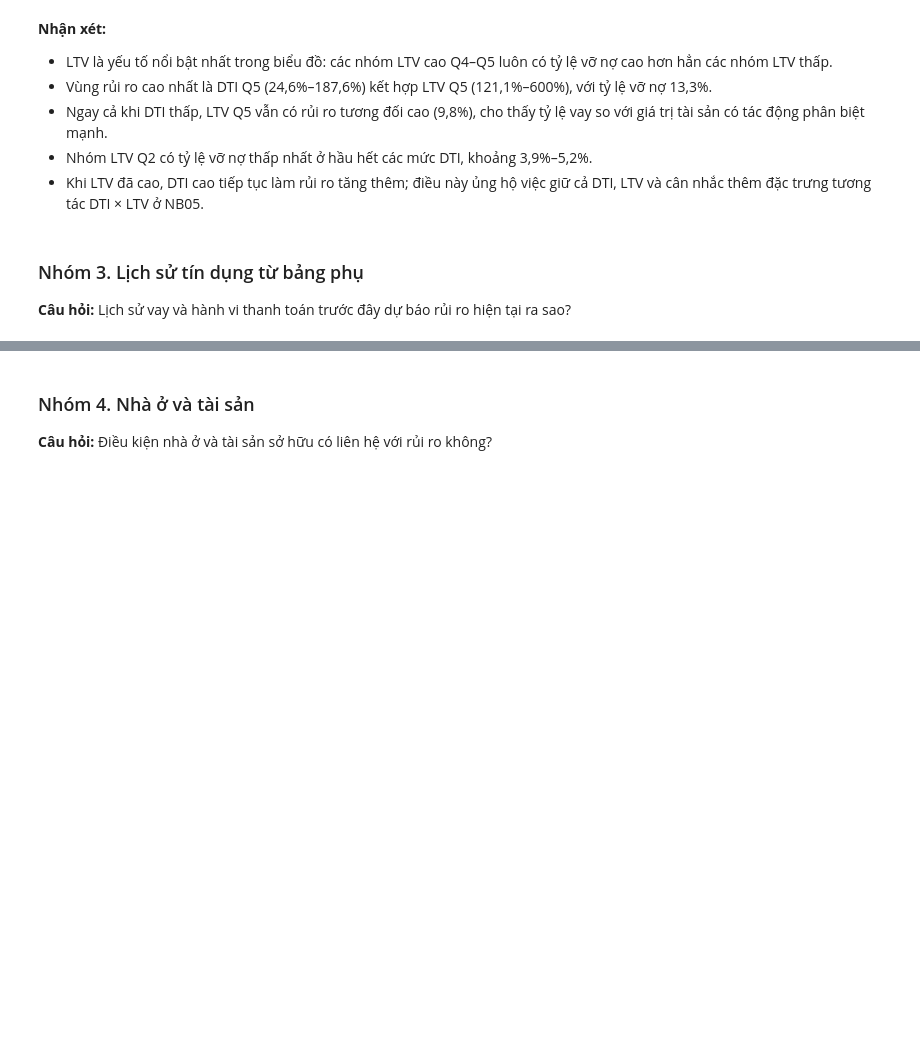
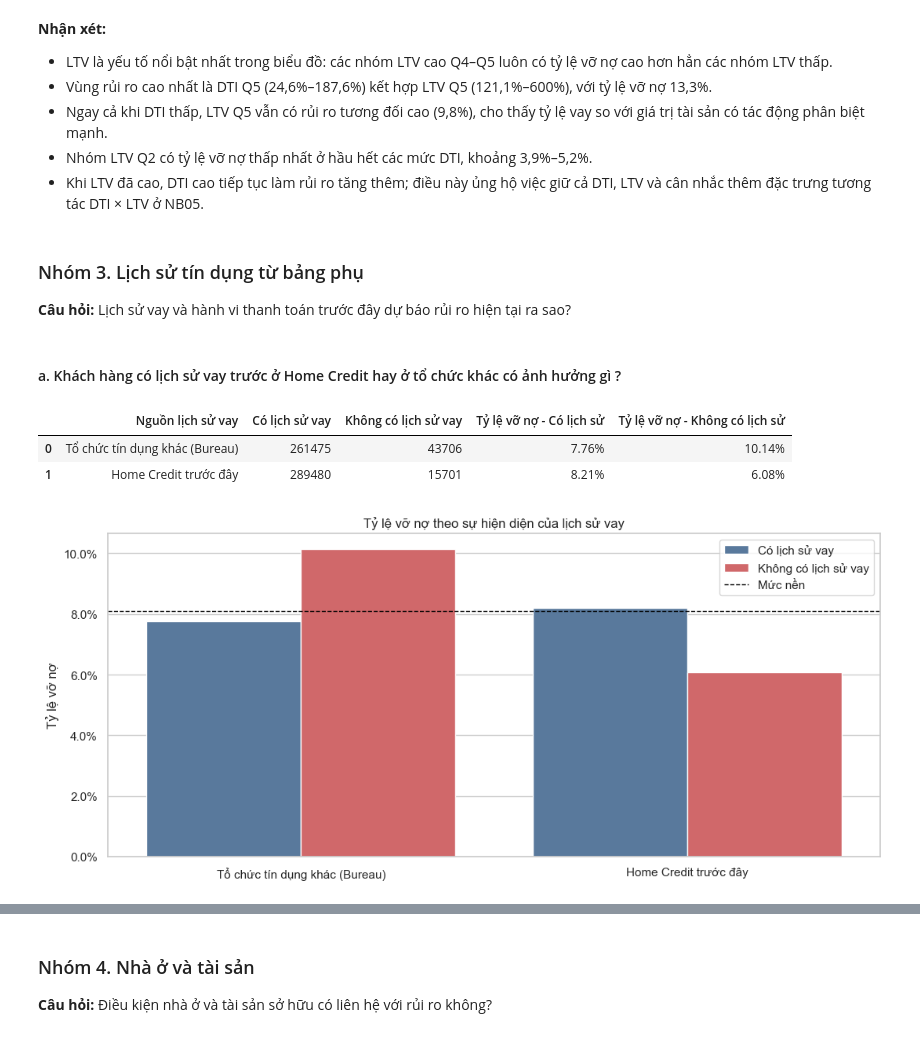
Before and after one commit to thanhhung9720001-collab/credit-risk-classifier, a Jupyter notebook: notebooks/04_eda_visualization.ipynb, the cells around one changed output, grey strips where cells are left out. Cells and saved outputs as stored; diff of their text form; code cells hidden in the pictures; blank space fills up the shorter version.

```diff
--- a/notebooks/04_eda_visualization.ipynb
+++ b/notebooks/04_eda_visualization.ipynb
@@ -1036,3 +1036,59 @@ plt.show()
 # %% [markdown]
 ### Nhóm 3. Lịch sử tín dụng từ bảng phụ
 **Câu hỏi:** Lịch sử vay và hành vi thanh toán trước đây dự báo rủi ro hiện tại ra sao?
+# %% [markdown]
+#### a. Khách hàng có lịch sử vay trước ở Home Credit hay ở tổ chức khác có ảnh hưởng gì ?
+# %%
+# Bureau ghi nhận khoản vay tại các tổ chức tín dụng khác; previous ghi nhận lần vay trước tại Home Credit.
+# Giá trị NaN ở hai cột tổng hợp này biểu thị khách không có lịch sử tương ứng trong dữ liệu.
+nguon_lich_su_vay = {
+    'Tổ chức tín dụng khác (Bureau)': 'bureau_count',
+    'Home Credit trước đây': 'previous_count'
+}
+
+bang_lich_su_vay = pd.DataFrame({
+    'Nguồn lịch sử vay': list(nguon_lich_su_vay.keys()),
+    'Có lịch sử vay': [df[cot].notna().sum() for cot in nguon_lich_su_vay.values()],
+    'Không có lịch sử vay': [df[cot].isna().sum() for cot in nguon_lich_su_vay.values()],
+    'Tỷ lệ vỡ nợ - Có lịch sử': [df.loc[df[cot].notna(), 'target'].mean() for cot in nguon_lich_su_vay.values()],
+    'Tỷ lệ vỡ nợ - Không có lịch sử': [df.loc[df[cot].isna(), 'target'].mean() for cot in nguon_lich_su_vay.values()]
+})
+
+display(bang_lich_su_vay.style.format({
+    'Tỷ lệ vỡ nợ - Có lịch sử': '{:.2%}',
+    'Tỷ lệ vỡ nợ - Không có lịch sử': '{:.2%}'
+}))
+# %% [output]
+|  | Nguồn lịch sử vay | Có lịch sử vay | Không có lịch sử vay | Tỷ lệ vỡ nợ - Có lịch sử | Tỷ lệ vỡ nợ - Không có lịch sử |
+| 0 | Tổ chức tín dụng khác (Bureau) | 261475 | 43706 | 7.76% | 10.14% |
+| 1 | Home Credit trước đây | 289480 | 15701 | 8.21% | 6.08% |
+# %%
+# So sánh tỷ lệ vỡ nợ giữa khách có và không có lịch sử vay ở từng nguồn.
+du_lieu_bieu_do_lich_su = bang_lich_su_vay.melt(
+    id_vars='Nguồn lịch sử vay',
+    value_vars=['Tỷ lệ vỡ nợ - Có lịch sử', 'Tỷ lệ vỡ nợ - Không có lịch sử'],
+    var_name='Trạng thái lịch sử vay',
+    value_name='Tỷ lệ vỡ nợ'
+).replace({
+    'Tỷ lệ vỡ nợ - Có lịch sử': 'Có lịch sử vay',
+    'Tỷ lệ vỡ nợ - Không có lịch sử': 'Không có lịch sử vay'
+})
+
+plt.figure(figsize=(11, 5))
+ax = sns.barplot(
+    data=du_lieu_bieu_do_lich_su,
+    x='Nguồn lịch sử vay',
+    y='Tỷ lệ vỡ nợ',
+    hue='Trạng thái lịch sử vay',
+    palette=['#4E79A7', '#E15759']
+)
+ax.axhline(ty_le_no_xau_nen, color='black', linestyle='--', linewidth=1, label='Mức nền')
+ax.yaxis.set_major_formatter(ticker.PercentFormatter(1))
+ax.set_title('Tỷ lệ vỡ nợ theo sự hiện diện của lịch sử vay')
+ax.set_xlabel('')
+ax.set_ylabel('Tỷ lệ vỡ nợ')
+ax.legend(title='', loc='upper right')
+plt.tight_layout()
+plt.show()
+# %% [output]
+[figure, added]
```
Also changed, not shown: parts of 16 cells of this notebook, 2 other files.
